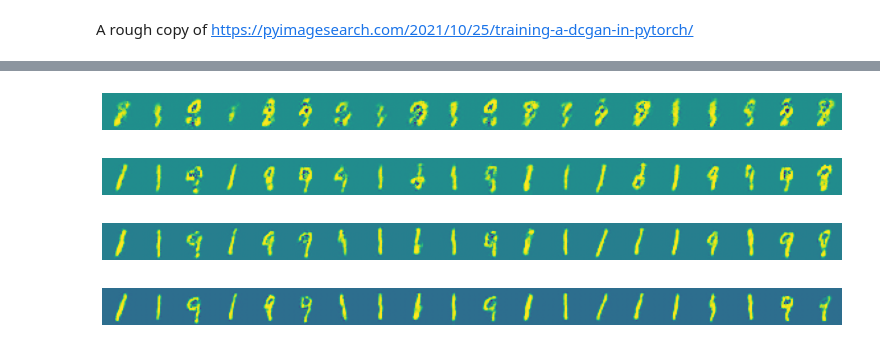
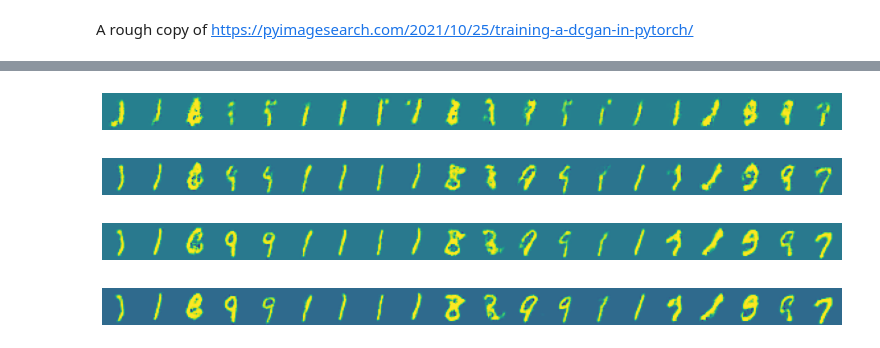
Before and after one commit to jla524/fromthetensor, a Jupyter notebook: examples/dcgan.ipynb, the cells around one changed output, grey strips where cells are left out. Saved outputs shown, nothing was run; the diff lists cells and outputs as text; code cells hidden in the pictures.

```diff
--- a/examples/dcgan.ipynb
+++ b/examples/dcgan.ipynb
@@ -81,34 +72,31 @@ def train_discriminator(real_data, fake_data):
 # %%
 epochs, batch_size = 20, 64
 sample_interval = epochs // 4
-criterion = nn.BCELoss()
 
 X = np.vstack(fetch_mnist()[::2]).reshape(-1, 1, 28, 28) / 255.0
 steps = X.shape[0] // batch_size
-benchmark_noise = torch.randn(20, 100, 1, 1, requires_grad=False)
+benchmark_noise = Tensor.randn(20, 100, 1, 1, requires_grad=False)
 
 generator, discriminator = Generator(), Discriminator()
-generator.apply(weights_init)
-discriminator.apply(weights_init)
-optimizer_g = torch.optim.Adam(generator.parameters(), lr=0.0002, weight_decay=0.0002/epochs)
-optimizer_d = torch.optim.Adam(discriminator.parameters(), lr=0.0002, weight_decay=0.0002/epochs)
+optimizer_g = optim.AdamW(get_parameters(generator), lr=0.0001, wd=0.0001/epochs)
+optimizer_d = optim.AdamW(get_parameters(discriminator), lr=0.0001, wd=0.0001/epochs)
 
 for i in range(epochs):
     for _ in (t := trange(steps)):
         sample = np.random.randint(0, X.shape[0], size=(batch_size))
-        real_images = torch.tensor(X[sample], requires_grad=False)
-        fake_images = generator(torch.randn(batch_size, 100, 1, 1))
-        d_loss = train_discriminator(real_images, fake_images.detach())
-        g_loss = train_generator(fake_images)
+        real_images = Tensor(X[sample], requires_grad=False)
+        fake_images = generator(Tensor.randn(batch_size, 100, 1, 1))
+        d_loss = train_discriminator(discriminator, real_images, fake_images.detach(), optimizer_d)
+        g_loss = train_generator(discriminator, fake_images, optimizer_g)
         t.set_description(f"g_loss {g_loss:.2f} d_loss {d_loss:.2f}")
     if (i + 1) % sample_interval == 0:
         plt.figure(figsize=(16, 5))
         images = generator(benchmark_noise).detach().numpy()
         plt.imshow(np.hstack(images.reshape(-1, 28, 28)))
         plt.axis("off")
         plt.show()
 # %% [output]
-[figure, old version]
+[figure, new version]
-[figure, old version]
+[figure, new version]
-[figure, old version]
+[figure, new version]
-[figure, old version]
+[figure, new version]
```
Also changed, not shown: parts of 3 cells of this notebook.
